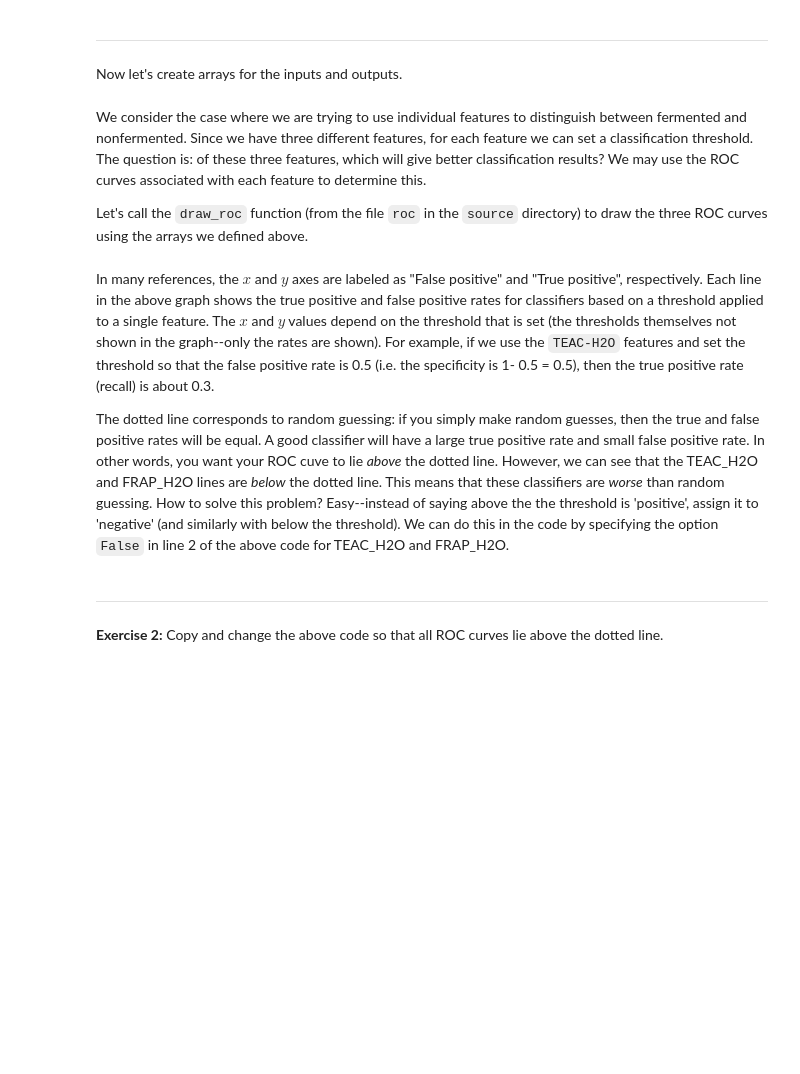
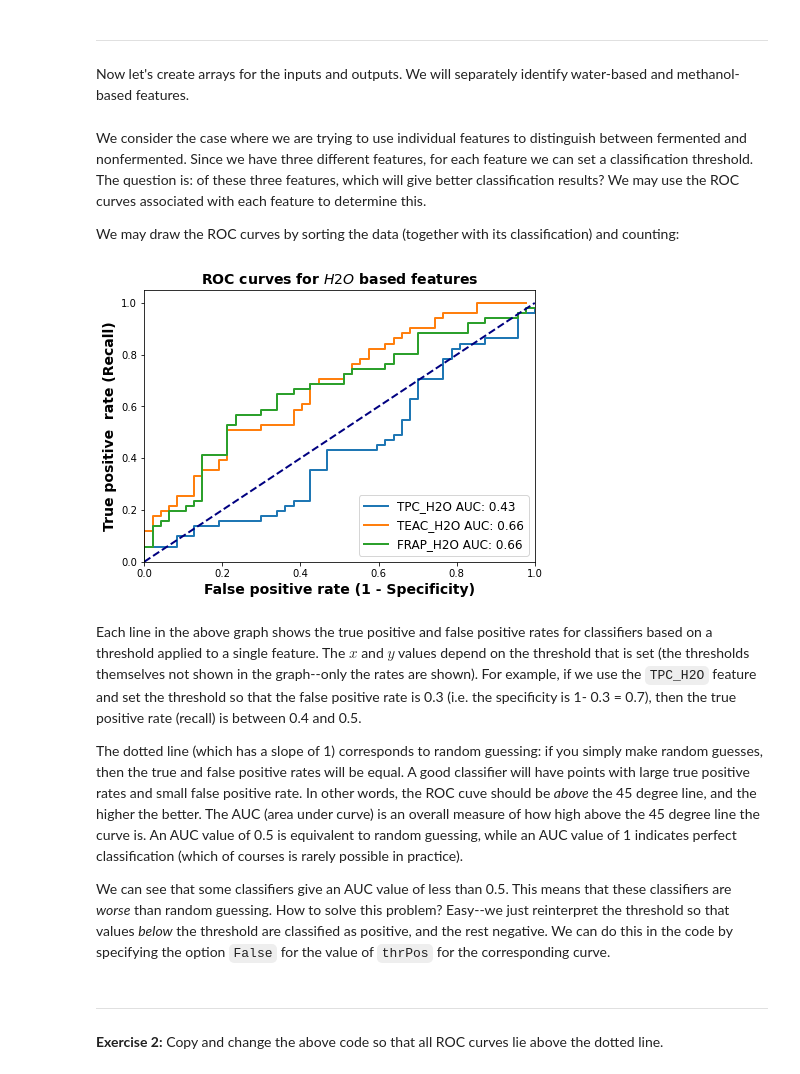
Before and after one commit to Hack4Dev/rooibosTea_classification, a Jupyter notebook: rooibos/tutorial3.ipynb, the cells around one changed output. Drawn from its saved outputs; the diff is of its cells as text; code cells hidden in the pictures; blank space fills up the shorter version.

```diff
--- a/rooibos/tutorial3.ipynb
+++ b/rooibos/tutorial3.ipynb
@@ -108,7 +118,7 @@ print(df.head(2))
 # %% [markdown]
 ---
 # %% [markdown]
-Now let's create arrays for the inputs and outputs.
+Now let's create arrays for the inputs and outputs. We will separately identify water-based and methanol-based features.
 # %%
 # ___Cell no. 4___
 
@@ -119,20 +129,60 @@ y = df[['type']] # define the output (target)
 # %% [markdown]
 We consider the case where we are trying to use individual features to distinguish between fermented and nonfermented.  Since we have three different features, for each feature we can set a classification threshold.  The question is:  of these three features, which will give better classification results? We may use the ROC curves associated with each feature to determine this.
 
-Let's call the `draw_roc` function (from the file `roc` in the `source` directory) to draw the three ROC curves using the arrays we defined above.
+We may draw the ROC curves by sorting the data (together with its classification) and counting:
 # %%
 # ___Cell no. 5___
 
-# The following code draws the ROC curves
-from source.roc import draw_roc
+# ROC curves
+# True = above threshold is taken as positive, False = above threshold is taken as negative
+thrPos =[True,True,True]
+plt.figure(figsize=(7 , 5))
+for f, thp in zip(feat_H2O, thrPos):
+    xArr = np.array(df[[f]]).flatten()
+    nx = len(xArr)
+    yArr = np.array(y).flatten()
+    # Flip pos/neg labels if negatives are above threshold
+    if not(thp):
+        yArr = 1-yArr
+    # Sort the values in increasing order
+    ix = np.argsort(xArr)
+    # Sort the corresponding type determination
+    ySort= yArr[ix]
+    # Running count of number of positives below threshold
+    FN = np.cumsum(ySort)
+    # Running count of number of negatives below threshold
+    TN = np.cumsum(1-ySort)
+    # Running count of number of positives above threshold
+    TP = np.sum(ySort) - FN
+    # Running count of number of negatives above threshold
+    FP = np.sum(1-ySort) - TN
+    # Proportion of positives that are above the threshold
+    TPR = TP/(TP+FN)
+    # Propostion of negatives that are above the threshold
+    FPR = FP/(TN+FP)
+    # Plot FPR (x-axis) versus TPR (y-axis)
+    plt.plot(FPR,TPR, lw=2, label = f+" AUC: "+str(round(metrics.auc(FPR, TPR),2)) )
 
-# ROC curves
-di_h2o =[True, True, True] # if one of the features direction is below the 45 degrees, then we make it False
-draw_roc (df, di_h2o, feat_H2O, y)
+# Plot 45 degree line ('guessing')
+plt.plot([0, 1], [0, 1], color='navy', lw=2, linestyle='--')
+# Set x and y limits
+plt.xlim([0.0, 1.0])
+plt.ylim([0.0, 1.05])
+# label x and y axes
+plt.xlabel('False positive rate (1 - Specificity)', fontweight ='bold', fontsize =14)
+plt.ylabel('True positive  rate (Recall)', fontweight ='bold', fontsize =14)
+# title and legend
+plt.title('ROC curves for $H2O$ based features', fontweight ='bold', fontsize =14)
+plt.legend(loc="lower right", prop={"size":12})
+plt.show()
+# %% [output]
+[figure, added]
 # %% [markdown]
-In many references, the $x$ and $y$ axes are labeled as "False positive" and "True positive", respectively. Each line in the above graph shows the true positive and false positive rates for classifiers based on a threshold applied to a single feature.  The $x$ and $y$ values depend on the threshold that is set (the thresholds themselves not shown in the graph--only the rates are shown).  For example, if we use the `TEAC-H2O` features and set the threshold  so that the false positive rate is 0.5 (i.e. the specificity is 1- 0.5 = 0.5), then the true positive rate (recall) is about 0.3.
+Each line in the above graph shows the true positive and false positive rates for classifiers based on a threshold applied to a single feature.  The $x$ and $y$ values depend on the threshold that is set (the thresholds themselves not shown in the graph--only the rates are shown).  For example, if we use the `TPC_H2O` feature and set the threshold  so that the false positive rate is 0.3 (i.e. the specificity is 1- 0.3 = 0.7), then the true positive rate (recall) is between 0.4 and 0.5.
 
-The dotted line corresponds to random guessing:  if you simply make random guesses, then the true and false positive rates will be equal.  A good classifier will have a large true positive rate and small false positive rate. In other words, you want your ROC cuve to lie *above* the dotted line.  However, we can see that the TEAC_H2O and FRAP_H2O lines are *below* the dotted line.  This means that these classifiers are *worse* than random guessing.  How to solve this problem? Easy--instead of saying above the the threshold is 'positive', assign it to 'negative' (and similarly with below the threshold).  We can do this in the code by specifying the option `False` in line 2 of the above code for TEAC_H2O and FRAP_H2O.
+The dotted line (which has a slope of 1) corresponds to random guessing:  if you simply make random guesses, then the true and false positive rates will be equal.  A good classifier will have points with large true positive rates and small false positive rate. In other words, the ROC cuve should be *above* the 45 degree line, and the higher the better. The AUC (area under curve) is an overall measure of how high above the 45 degree line the curve is. An AUC value of 0.5 is equivalent to random guessing, while an AUC value of 1 indicates perfect classification (which of courses is rarely possible in practice).
+
+We can see that some classifiers give an AUC value of less than 0.5.  This means that these classifiers are *worse* than random guessing.  How to solve this problem? Easy--we just reinterpret the threshold so that values _below_ the threshold are classified as positive, and the rest negative.  We can do this in the code by specifying the option `False` for the value of `thrPos` for the corresponding curve.
 # %% [markdown]
 ---
 **Exercise 2:** Copy and change the above code so that all ROC curves lie above the dotted line.
```
Also changed, not shown: parts of 37 cells of this notebook, 2 other files.
